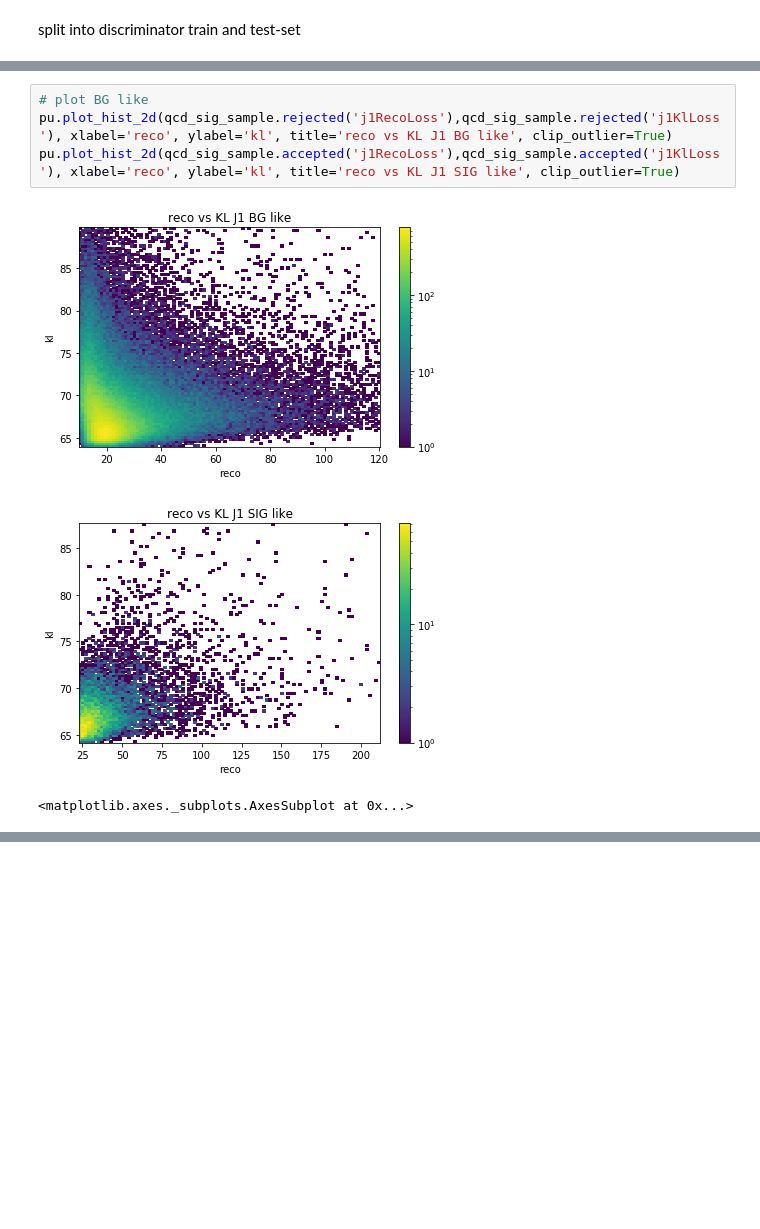
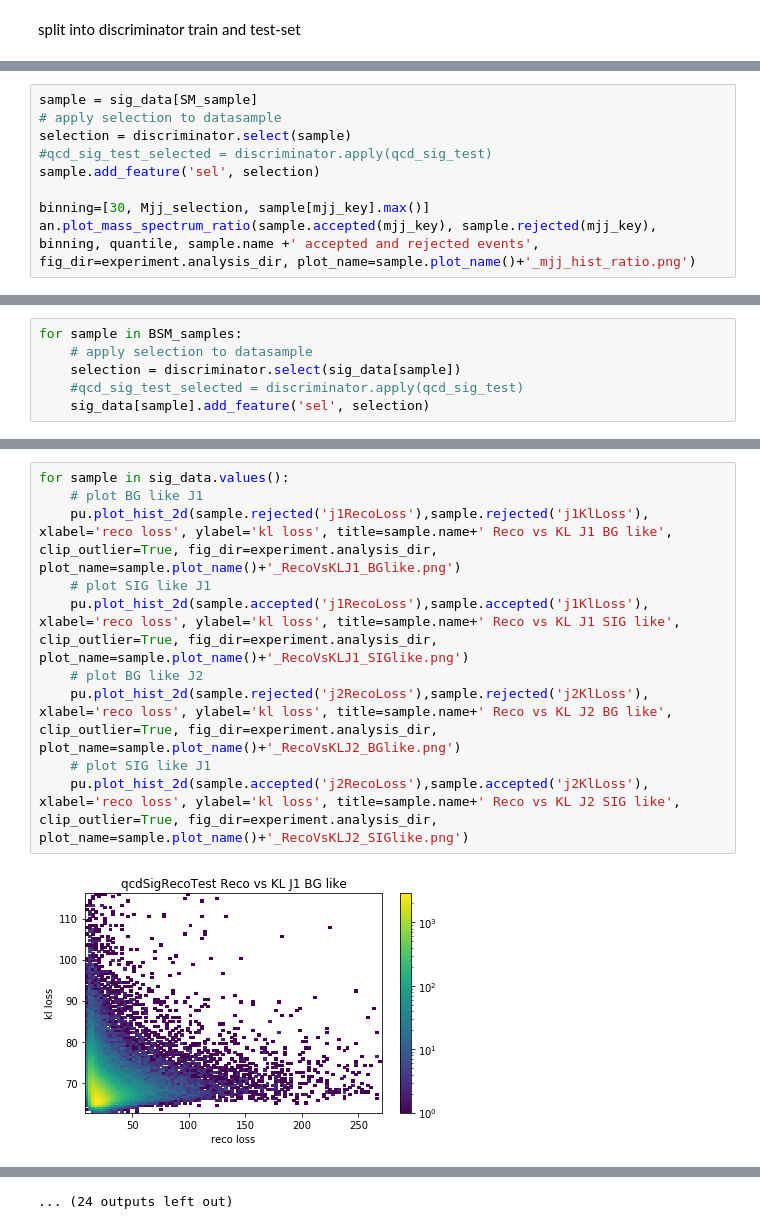
Before and after one commit to kingusiu/dadrah, a Jupyter notebook: main.ipynb, the cells around one changed output, grey strips where cells are left out. Saved outputs shown, nothing was run; the diff lists cells and outputs as text; blank space fills up the shorter version.

```diff
--- a/main.ipynb
+++ b/main.ipynb
@@ -82,0 +100,9 @@ an.plot_mass_spectrum_ratio(qcd_sig_sample.accepted(mjj_key), qcd_sig_sample.rej
+# %%
+sample = sig_data[SM_sample]
+# apply selection to datasample
+selection = discriminator.select(sample)
+#qcd_sig_test_selected = discriminator.apply(qcd_sig_test)
+sample.add_feature('sel', selection)
+
+binning=[30, Mjj_selection, sample[mjj_key].max()]
+an.plot_mass_spectrum_ratio(sample.accepted(mjj_key), sample.rejected(mjj_key), binning, quantile, sample.name +' accepted and rejected events', fig_dir=experiment.analysis_dir, plot_name=sample.plot_name()+'_mjj_hist_ratio.png')
@@ -83 +111,7 @@ an.plot_mass_spectrum_ratio(qcd_sig_sample.accepted(mjj_key), qcd_sig_sample.rej
+# %%
+for sample in BSM_samples:
+    # apply selection to datasample
+    selection = discriminator.select(sig_data[sample])
+    #qcd_sig_test_selected = discriminator.apply(qcd_sig_test)
+    sig_data[sample].add_feature('sel', selection)
 # %% [markdown]
@@ -93,8 +119,12 @@ reload(dpr)
-# %%
-# plot BG like
-pu.plot_hist_2d(qcd_sig_sample.rejected('j1RecoLoss'),qcd_sig_sample.rejected('j1KlLoss'), xlabel='reco', ylabel='kl', title='reco vs KL J1 BG like', clip_outlier=True)
-pu.plot_hist_2d(qcd_sig_sample.accepted('j1RecoLoss'),qcd_sig_sample.accepted('j1KlLoss'), xlabel='reco', ylabel='kl', title='reco vs KL J1 SIG like', clip_outlier=True)
-# %% [output]
-[figure, removed]
-[figure, removed]
-<matplotlib.axes._subplots.AxesSubplot at 0x...>
+# %%
+for sample in sig_data.values():
+    # plot BG like J1
+    pu.plot_hist_2d(sample.rejected('j1RecoLoss'),sample.rejected('j1KlLoss'), xlabel='reco loss', ylabel='kl loss', title=sample.name+' Reco vs KL J1 BG like', clip_outlier=True, fig_dir=experiment.analysis_dir, plot_name=sample.plot_name()+'_RecoVsKLJ1_BGlike.png')
+    # plot SIG like J1
+    pu.plot_hist_2d(sample.accepted('j1RecoLoss'),sample.accepted('j1KlLoss'), xlabel='reco loss', ylabel='kl loss', title=sample.name+' Reco vs KL J1 SIG like', clip_outlier=True, fig_dir=experiment.analysis_dir, plot_name=sample.plot_name()+'_RecoVsKLJ1_SIGlike.png')
+    # plot BG like J2
+    pu.plot_hist_2d(sample.rejected('j2RecoLoss'),sample.rejected('j2KlLoss'), xlabel='reco loss', ylabel='kl loss', title=sample.name+' Reco vs KL J2 BG like', clip_outlier=True, fig_dir=experiment.analysis_dir, plot_name=sample.plot_name()+'_RecoVsKLJ2_BGlike.png')
+    # plot SIG like J1
+    pu.plot_hist_2d(sample.accepted('j2RecoLoss'),sample.accepted('j2KlLoss'), xlabel='reco loss', ylabel='kl loss', title=sample.name+' Reco vs KL J2 SIG like', clip_outlier=True, fig_dir=experiment.analysis_dir, plot_name=sample.plot_name()+'_RecoVsKLJ2_SIGlike.png')
+# %% [output]
+[figure, added]
@@ -100,0 +142 @@ pu.plot_hist_2d(qcd_sig_sample.accepted('j1RecoLoss'),qcd_sig_sample.accepted('j
+... (24 outputs left out)
```
Also changed, not shown: parts of 19 cells of this notebook, 3 other files.
